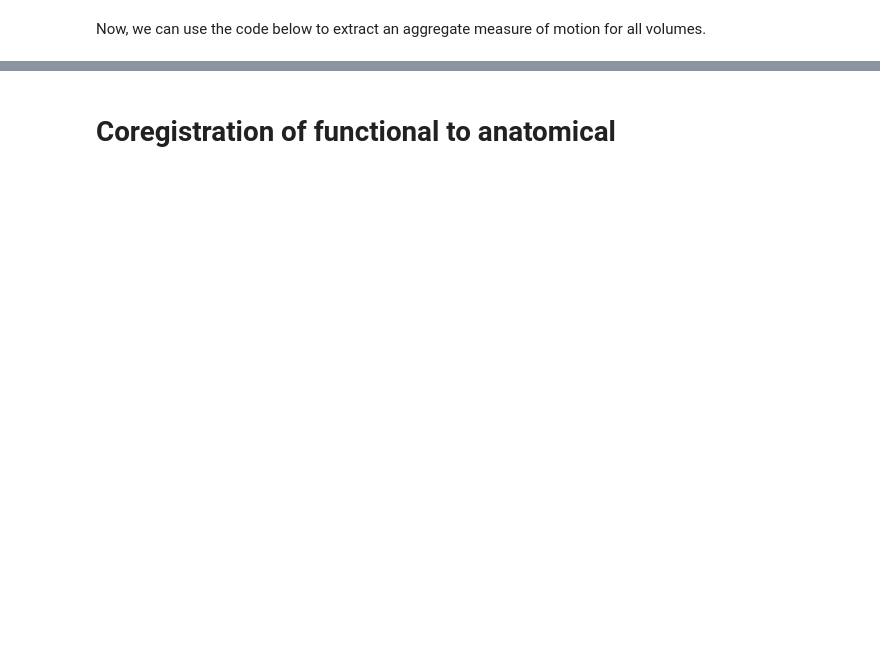
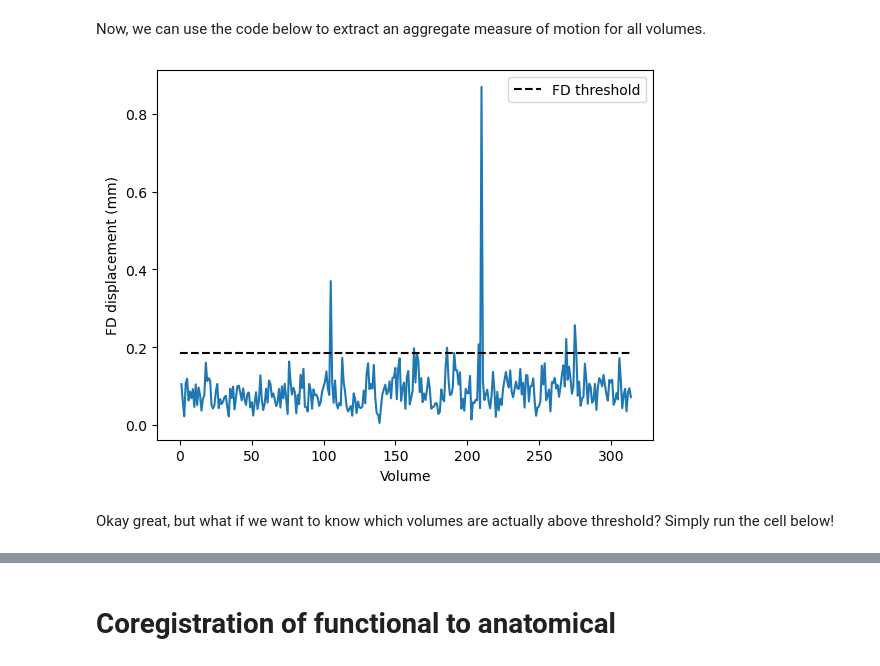
Before and after one commit to NicolasRR/NSSP, a Jupyter notebook: preprocessing.ipynb, the cells around one changed output, grey strips where cells are left out. Cells and saved outputs as stored; diff of their text form; code cells hidden in the pictures; blank space fills up the shorter version.

```diff
--- a/preprocessing.ipynb
+++ b/preprocessing.ipynb
@@ -373,6 +414,18 @@ import plotly.express as px
 fig = px.line(x=list(range(1, fd.size+1)), y=fd, labels={'x': 'Volume', 'y': 'FD displacement (mm)'})
 fig.add_hline(y=threshold, line_dash="dash", annotation_text="FD threshold", annotation_position="bottom right")
 fig.show()
+# %%
+#%matplotlib inline
+plt.plot(list(range(1, fd.size+1)), fd)
+plt.xlabel('Volume')
+plt.ylabel('FD displacement (mm)')
+plt.hlines(threshold, 0, len(fd),colors='black', linestyles='dashed', label='FD threshold')
+plt.legend()
+plt.show()
+# %% [output]
+[figure, added]
+# %% [markdown]
+Okay great, but what if we want to know which volumes are actually above threshold? Simply run the cell below!
 # %%
 # Volume indices where FD is above the threshold
 np.where(fd > threshold)[0] + 1
```
Also changed, not shown: parts of 94 cells of this notebook.
